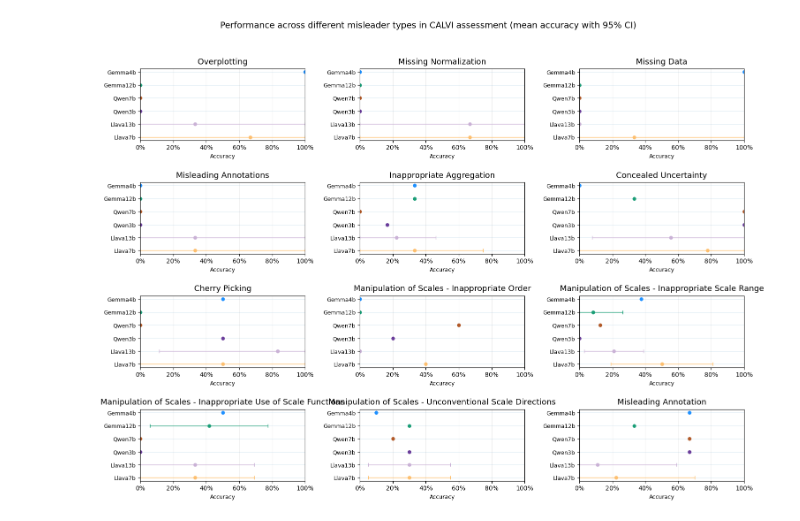
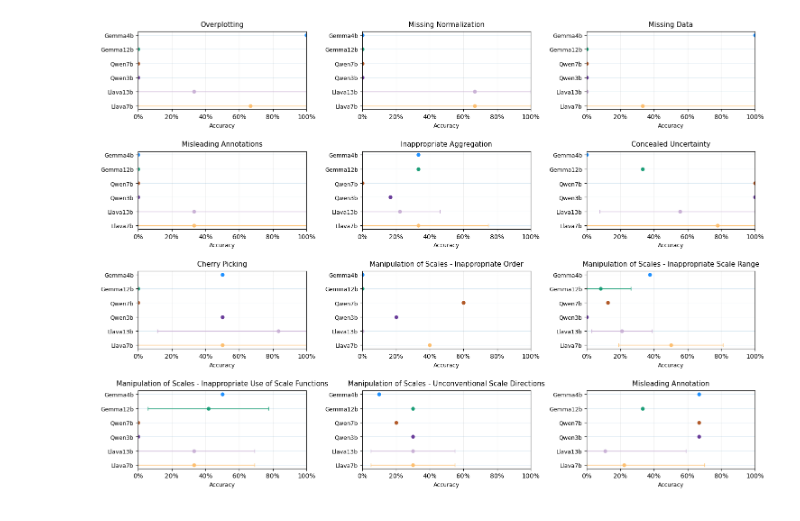
Before and after one commit to melitao/VLM-Eval-Research, a Jupyter notebook: Output/Misleaders.ipynb, the cells around one changed output. Saved outputs shown, nothing was run; the diff lists cells and outputs as text; code cells hidden in the pictures.

```diff
--- a/Output/Misleaders.ipynb
+++ b/Output/Misleaders.ipynb
@@ -564,24 +564,25 @@ for ax, mis in zip(axes, PANELS):
                 fmt='o', color=color, ecolor=color,
                 capsize=3, elinewidth=1, markersize=5
             )
 
-    ax.set_title(mis, fontsize=13, pad=8)
+    ax.set_title(mis, fontsize=11, pad=8)
     ax.set_xlim(0, 100)
     ax.set_yticks(y)
     ax.set_yticklabels(MODEL_ORDER, fontsize=9)
     ax.set_xticks(np.arange(0, 101, 20))
     ax.xaxis.set_major_formatter(FuncFormatter(lambda x, _: f"{int(x)}%"))
     ax.tick_params(axis='x', which='both', labelbottom=True)
     ax.set_xlabel("Accuracy", fontsize=9)
     ax.grid(axis="x", alpha=0.2)
 
 # blank extra axes if any
 for ax in axes[len(PANELS):]:
     ax.axis("off")
 
-fig.suptitle("Performance across different misleader types in CALVI assessment (mean accuracy with 95% CI)", fontsize=14)
+
+# fig.suptitle("Performance across different misleader types in CALVI assessment (mean accuracy with 95% CI)", fontsize=14)
 fig.tight_layout(rect=[0,0,1,0.95], h_pad=2.0, w_pad=1.5)
 plt.savefig("calvi_misleaders_dot_ci_panels.png", dpi=300, bbox_inches="tight")
 plt.show()
 # %% [output]
-[figure, old version]
+[figure, new version]
```
Also changed, not shown: 20 other files.
